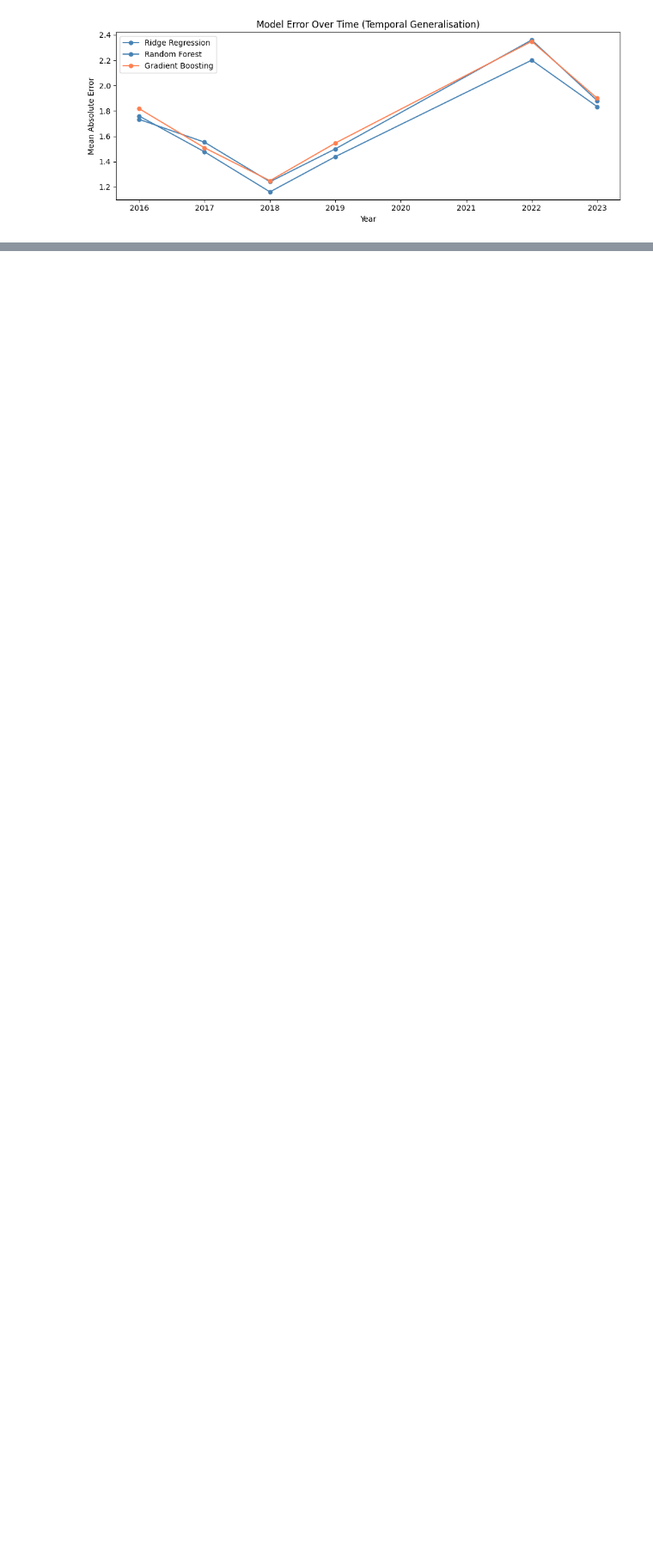
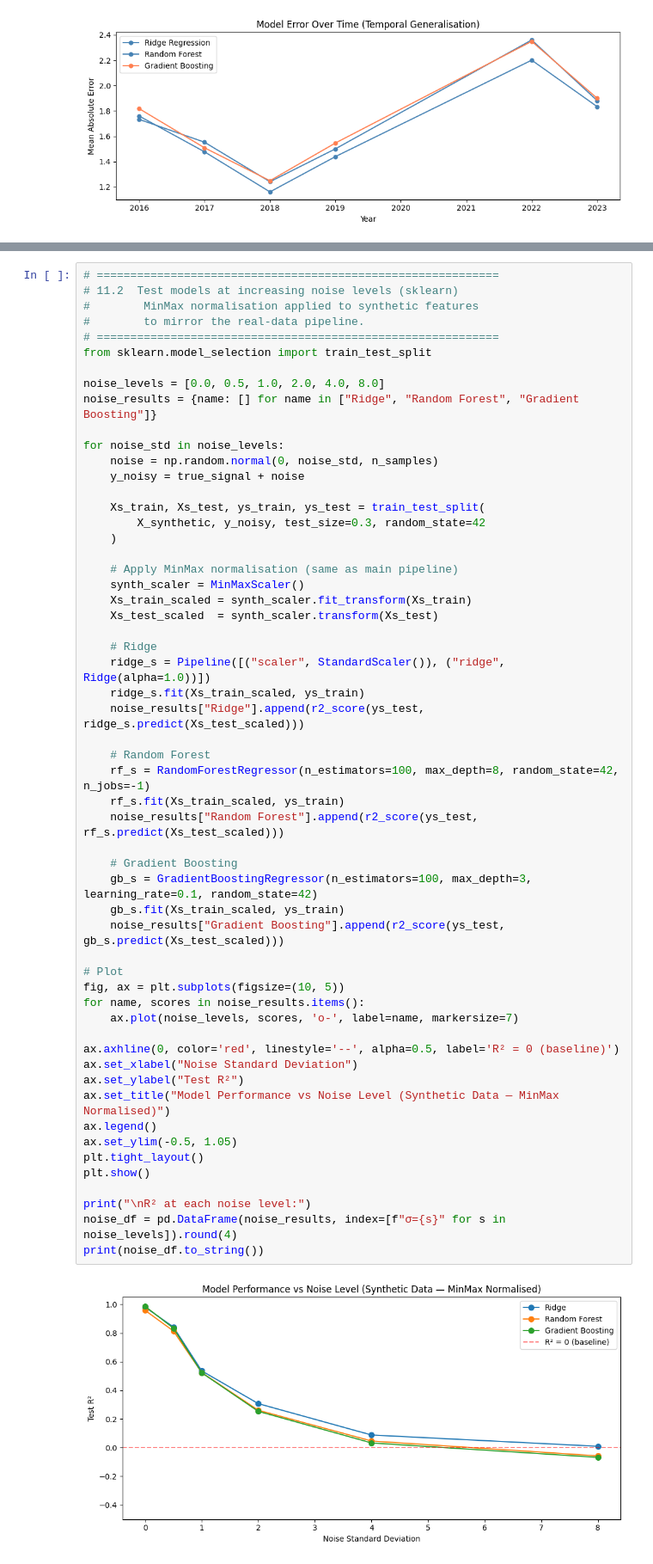
Before and after one commit to wasaldev/24077342-Data-Science-Machine-Learning-GDP-Growth-Prediction, a Jupyter notebook: 24077342_Data_Science_Project.ipynb, the cells around one changed output, grey strips where cells are left out. Shown at 86% size. Cells and saved outputs as stored; diff of their text form; blank space fills up the shorter version.

Commit message:
24077342 | UK case study and noise simulation

```diff
--- a/24077342_Data_Science_Project.ipynb
+++ b/24077342_Data_Science_Project.ipynb
@@ -1190,0 +1327,58 @@ plt.show()
+# %%
+# ============================================================
+# 11.2  Test models at increasing noise levels (sklearn)
+#        MinMax normalisation applied to synthetic features
+#        to mirror the real-data pipeline.
+# ============================================================
+from sklearn.model_selection import train_test_split
+
+noise_levels = [0.0, 0.5, 1.0, 2.0, 4.0, 8.0]
+noise_results = {name: [] for name in ["Ridge", "Random Forest", "Gradient Boosting"]}
+
+for noise_std in noise_levels:
+    noise = np.random.normal(0, noise_std, n_samples)
+    y_noisy = true_signal + noise
+
+    Xs_train, Xs_test, ys_train, ys_test = train_test_split(
+        X_synthetic, y_noisy, test_size=0.3, random_state=42
+    )
+
+    # Apply MinMax normalisation (same as main pipeline)
+    synth_scaler = MinMaxScaler()
+    Xs_train_scaled = synth_scaler.fit_transform(Xs_train)
+    Xs_test_scaled  = synth_scaler.transform(Xs_test)
+
+    # Ridge
+    ridge_s = Pipeline([("scaler", StandardScaler()), ("ridge", Ridge(alpha=1.0))])
+    ridge_s.fit(Xs_train_scaled, ys_train)
+    noise_results["Ridge"].append(r2_score(ys_test, ridge_s.predict(Xs_test_scaled)))
+
+    # Random Forest
+    rf_s = RandomForestRegressor(n_estimators=100, max_depth=8, random_state=42, n_jobs=-1)
+    rf_s.fit(Xs_train_scaled, ys_train)
+    noise_results["Random Forest"].append(r2_score(ys_test, rf_s.predict(Xs_test_scaled)))
+
+    # Gradient Boosting
+    gb_s = GradientBoostingRegressor(n_estimators=100, max_depth=3, learning_rate=0.1, random_state=42)
+    gb_s.fit(Xs_train_scaled, ys_train)
+    noise_results["Gradient Boosting"].append(r2_score(ys_test, gb_s.predict(Xs_test_scaled)))
+
+# Plot
+fig, ax = plt.subplots(figsize=(10, 5))
+for name, scores in noise_results.items():
+    ax.plot(noise_levels, scores, 'o-', label=name, markersize=7)
+
+ax.axhline(0, color='red', linestyle='--', alpha=0.5, label='R² = 0 (baseline)')
+ax.set_xlabel("Noise Standard Deviation")
+ax.set_ylabel("Test R²")
+ax.set_title("Model Performance vs Noise Level (Synthetic Data — MinMax Normalised)")
+ax.legend()
+ax.set_ylim(-0.5, 1.05)
+plt.tight_layout()
+plt.show()
+
+print("\nR² at each noise level:")
+noise_df = pd.DataFrame(noise_results, index=[f"σ={s}" for s in noise_levels]).round(4)
+print(noise_df.to_string())
+# %% [output]
+[figure, added]
```
Also changed, not shown: parts of 10 cells of this notebook.
